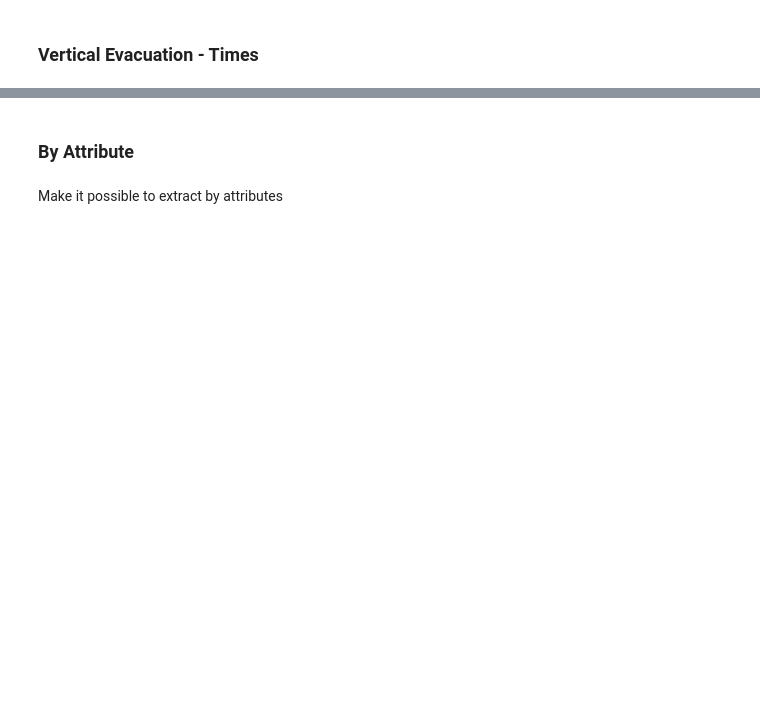
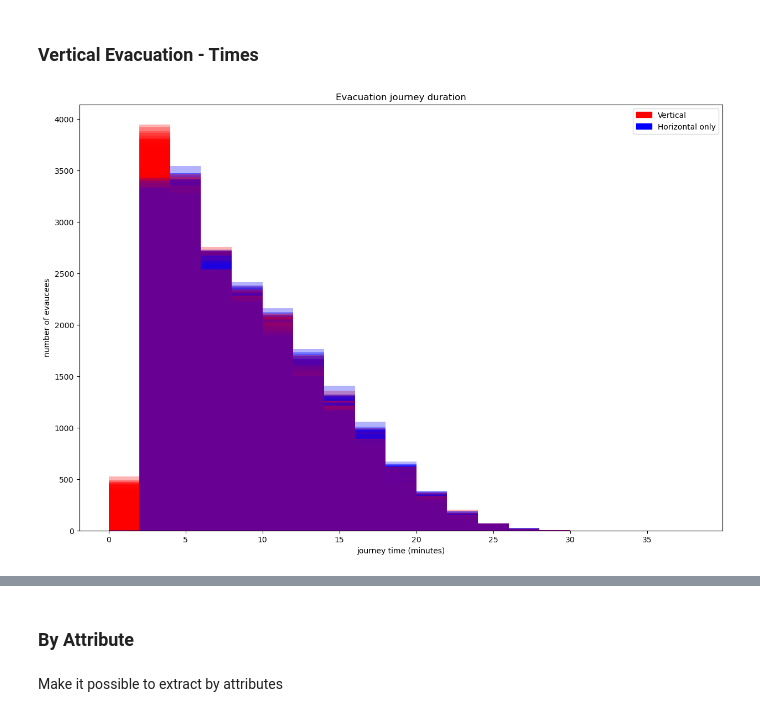
Before and after one commit to swise5/SETOSim, a Jupyter notebook: src/python/TakamatsuTsunami2026.ipynb, the cells around one changed output, grey strips where cells are left out. Drawn from its saved outputs; the diff is of its cells as text; code cells hidden in the pictures; blank space fills up the shorter version.

```diff
--- a/src/python/TakamatsuTsunami2026.ipynb
+++ b/src/python/TakamatsuTsunami2026.ipynb
@@ -203,4 +282,31 @@ plt.savefig(evacTimeFilename, format="png", dpi=720)
 # %% [markdown]
 ### Vertical Evacuation - Times
+# %%
+# pull out the noVert and vertEvac separately; make two plots and, for each instance, plot them on either side for journey times
+#vertEvac = [not "_vertEvac" in f for f in files]
+colors = ["red", "blue"]
+
+# two graph version
+fig, ax = plt.subplots(ncols=1, nrows = 1, sharex=True, sharey=True, figsize=(15,10))
+xbins = np.arange(0, 40, 2)
+for index, val in enumerate(evacueeFullData):
+    myAxis = 1
+    if(vertical[index]):
+        myAxis = 0
+    ax.hist(val, bins=xbins, alpha=.3, color=colors[myAxis])
+
+ax.set_title("Evacuation journey duration")
+ax.set_xlabel("journey time (minutes)")
+ax.set_ylabel("number of evaucees")
+
+vert_patch = mpatches.Patch(color='red', label='Vertical')
+horiz_patch = mpatches.Patch(color='blue', label='Horizontal only')
+
+ax.legend(handles=[vert_patch, horiz_patch])
+
+journeyDurationComparisonFilename = "journeyDurationComparison.png"
+plt.savefig(journeyDurationComparisonFilename, format="png", dpi=720)
+# %% [output]
+[figure, added]
 # %%
 # pull out the noVert and vertEvac separately; make two plots and, for each instance, plot them on either side for journey times
```
Also changed, not shown: parts of 37 cells of this notebook, 9 other files.
